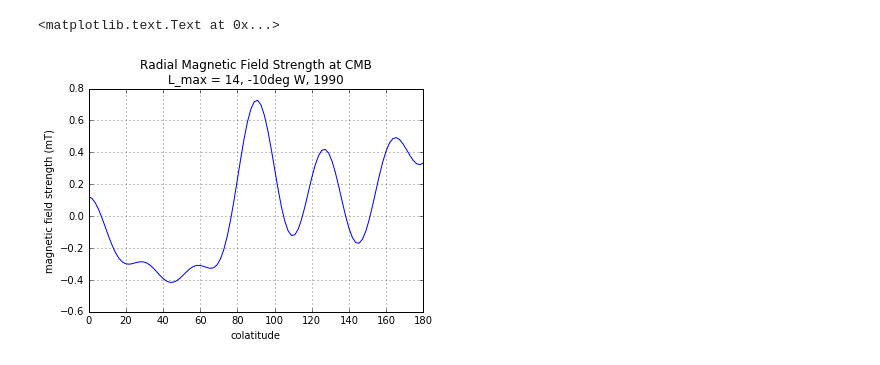
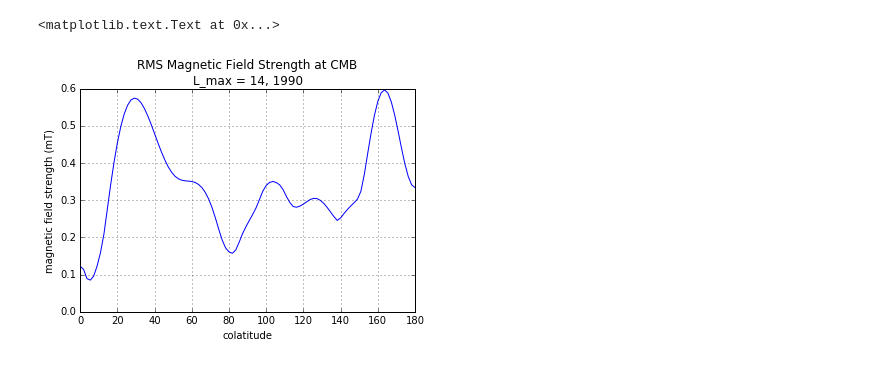
Before and after one commit to nknezek/gufm1, a Jupyter notebook: GUFM1 Demonstration.ipynb, the cells around one changed output. Drawn from its saved outputs; the diff is of its cells as text; code cells hidden in the pictures.

```diff
--- a/GUFM1 Demonstration.ipynb
+++ b/GUFM1 Demonstration.ipynb
@@ -14,9 +23,14 @@ Br1990 = gufm1.Br(r,th,ph,g,h)
 # %%
-plt.plot(th*180/np.pi, Br1990/1e6)
+ph = np.linspace(0,2*np.pi,180)
+Br_rms = []
+for t in th:
+    Br_rms.append(np.average(np.abs(gufm1.Br(r,t,ph,g,h))))
+
+plt.plot(th*180/np.pi, np.array(Br_rms)/1e6)
 plt.grid()
-plt.title('Radial Magnetic Field Strength at CMB\nL_max = 14, -10deg W, 1990')
+plt.title('RMS Magnetic Field Strength at CMB\nL_max = 14, 1990')
 plt.xlabel('colatitude')
 plt.ylabel('magnetic field strength (mT)')
 # %% [output]
 <matplotlib.text.Text at 0x...>
-[figure, old version]
+[figure, new version]
```
Also changed, not shown: parts of 3 cells of this notebook, 1 other file.
